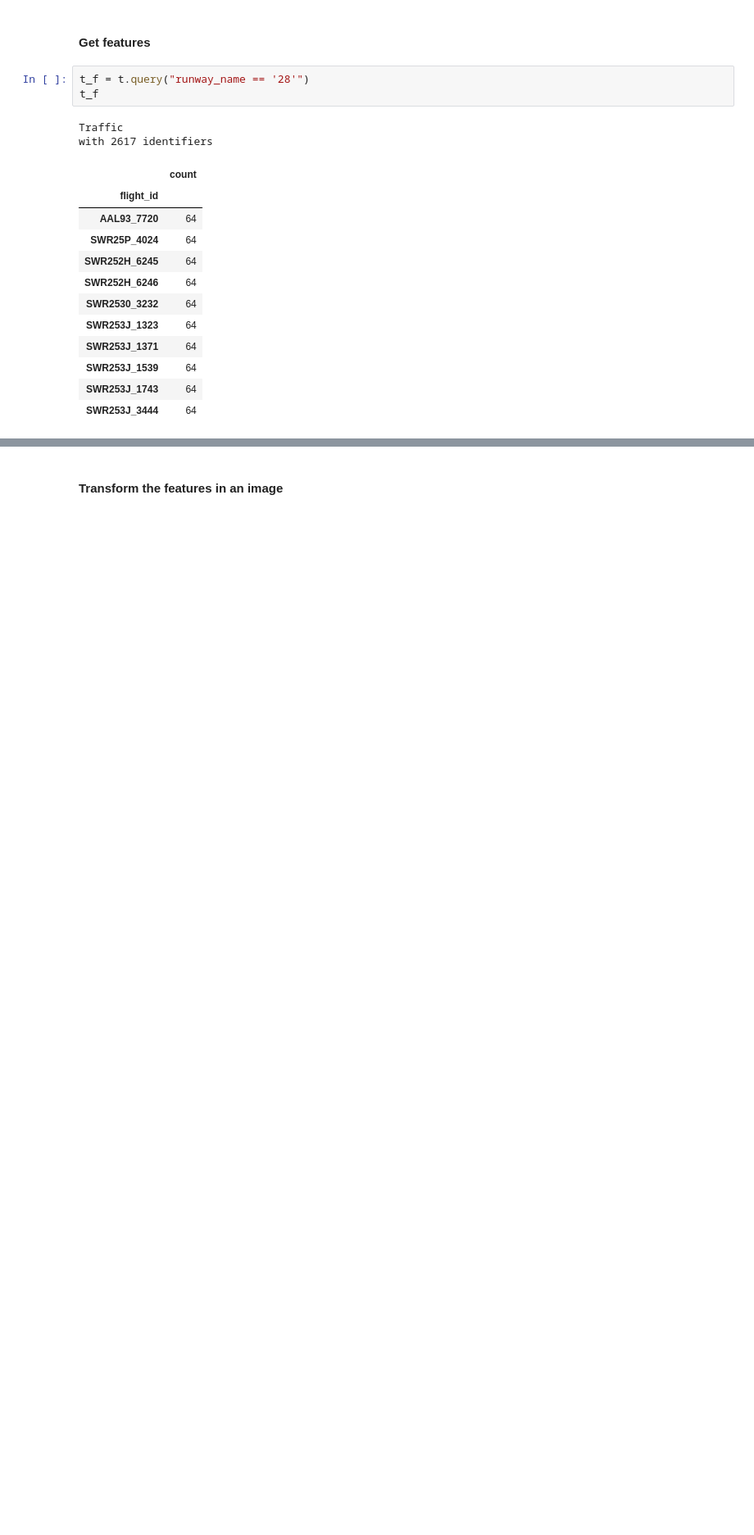
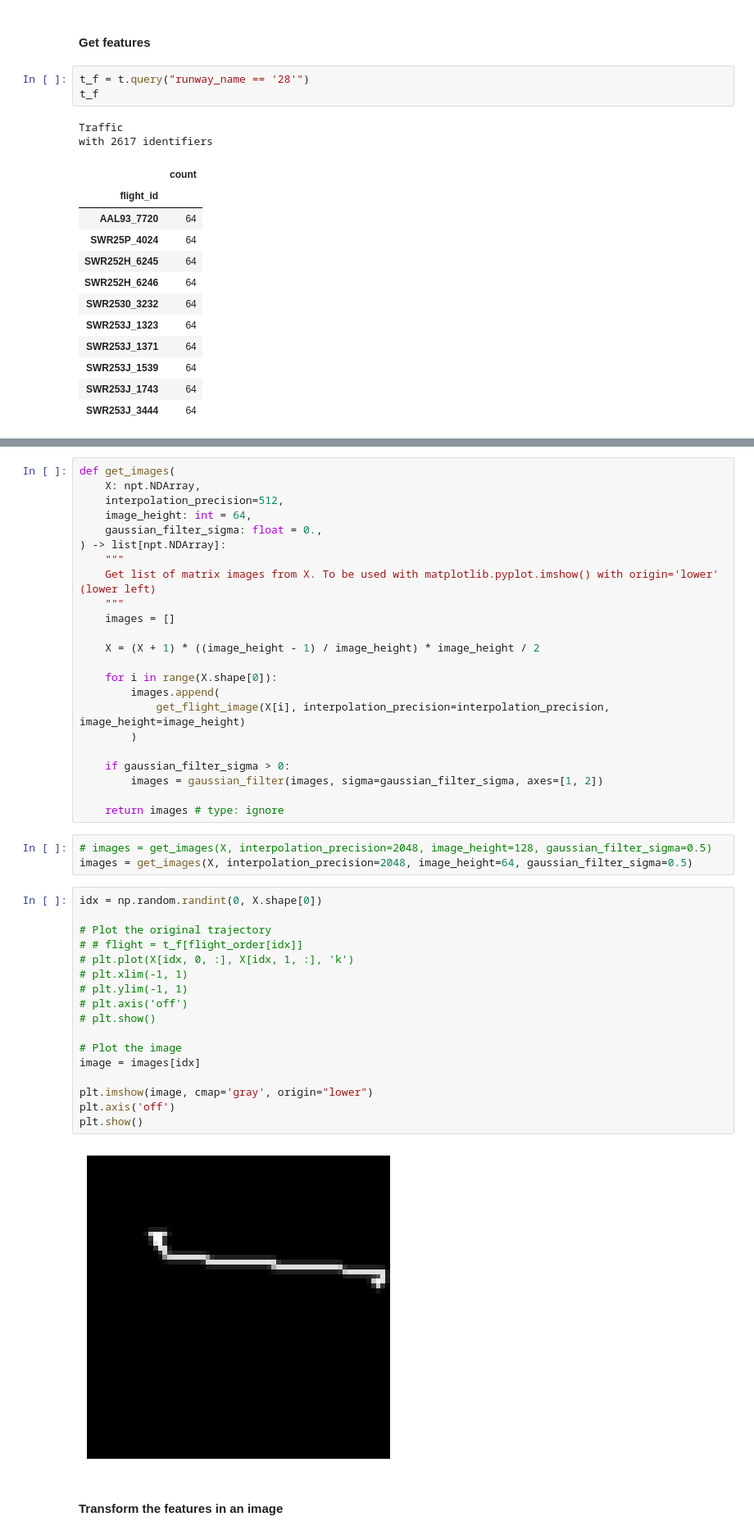
Before and after one commit to arthurlaquieze/artefact, a Jupyter notebook: test_2d_ConvAE.ipynb, the cells around one changed output, grey strips where cells are left out. Shown at 82% size. Drawn from its saved outputs; the diff is of its cells as text; blank space fills up the shorter version.

```diff
--- a/test_2d_ConvAE.ipynb
+++ b/test_2d_ConvAE.ipynb
@@ -109,2 +116,47 @@ array([[[-0.1233099 ,  0.59521407],
+# %%
+def get_images(
+    X: npt.NDArray,
+    interpolation_precision=512,
+    image_height: int = 64,
+    gaussian_filter_sigma: float = 0.,
+) -> list[npt.NDArray]:
+    """
+    Get list of matrix images from X. To be used with matplotlib.pyplot.imshow() with origin='lower' (lower left)
+    """
+    images = []
+
+    X = (X + 1) * ((image_height - 1) / image_height) * image_height / 2
+
+    for i in range(X.shape[0]):
+        images.append(
+            get_flight_image(X[i], interpolation_precision=interpolation_precision, image_height=image_height)
+        )
+
+    if gaussian_filter_sigma > 0:
+        images = gaussian_filter(images, sigma=gaussian_filter_sigma, axes=[1, 2])
+
+    return images # type: ignore
+# %%
+# images = get_images(X, interpolation_precision=2048, image_height=128, gaussian_filter_sigma=0.5)
+images = get_images(X, interpolation_precision=2048, image_height=64, gaussian_filter_sigma=0.5)
+# %%
+idx = np.random.randint(0, X.shape[0])
+
+# Plot the original trajectory
+# # flight = t_f[flight_order[idx]]
+# plt.plot(X[idx, 0, :], X[idx, 1, :], 'k')
+# plt.xlim(-1, 1)
+# plt.ylim(-1, 1)
+# plt.axis('off')
+# plt.show()
+
+# Plot the image
+image = images[idx]
+
+plt.imshow(image, cmap='gray', origin="lower")
+plt.axis('off')
+plt.show()
+# %% [output]
+[figure, added]
 # %% [markdown]
 #### Transform the features in an image
```
Also changed, not shown: parts of 45 cells of this notebook.
